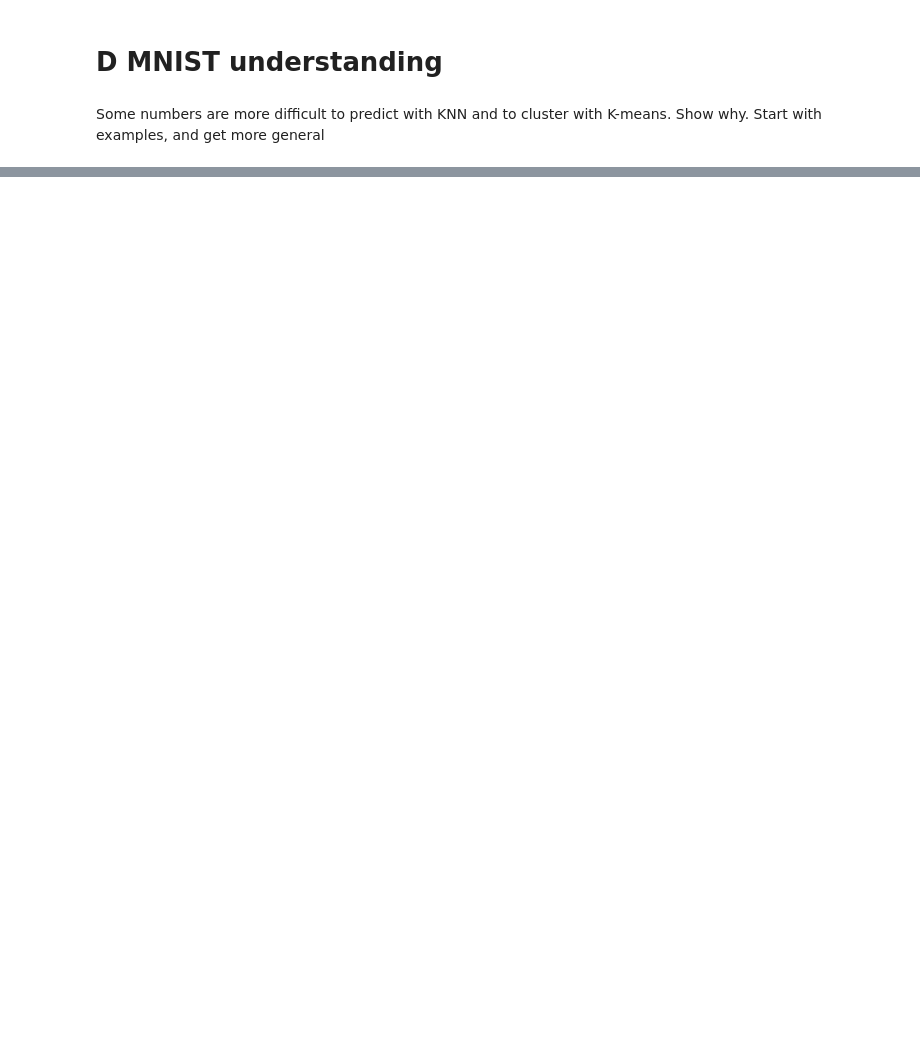
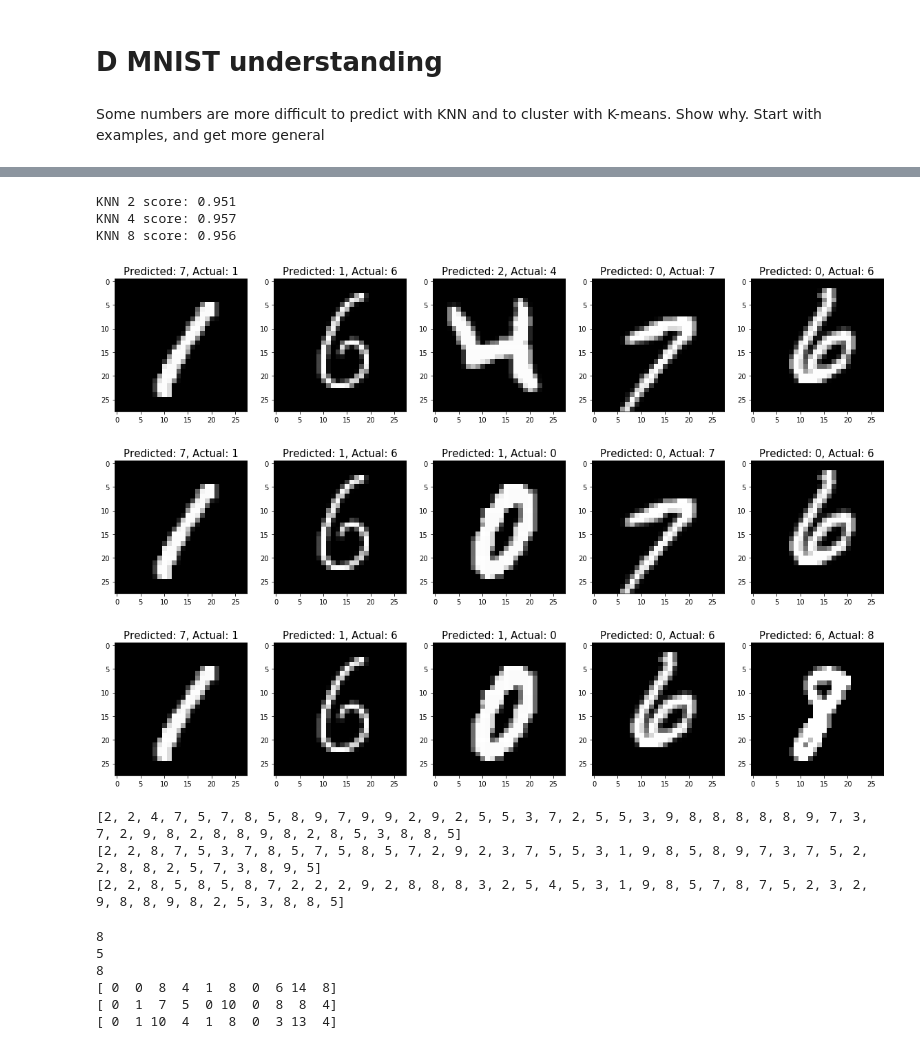
Before and after one commit to LuckyStrike357/atit2_assignment1, a Jupyter notebook: Excersice D.ipynb, the cells around one changed output, grey strips where cells are left out. Cells and saved outputs as stored; diff of their text form; code cells hidden in the pictures; blank space fills up the shorter version.

```diff
--- a/Excersice D.ipynb
+++ b/Excersice D.ipynb
@@ -56,0 +43,9 @@ print(labels[index])
+# %%
+from sklearn.neighbors import KNeighborsClassifier
+knn_2 = KNeighborsClassifier(n_neighbors=2)
+knn_4 = KNeighborsClassifier(n_neighbors=4)
+knn_8 = KNeighborsClassifier(n_neighbors=8)
+# %%
+knn_2.fit(x_train_sample, np.ravel(y_train_sample))
+knn_4.fit(x_train_sample, np.ravel(y_train_sample))
+knn_8.fit(x_train_sample, np.ravel(y_train_sample))
@@ -56,0 +56,5 @@ print(labels[index])
+# %%
+# Predict the results
+knn_2_predictions = knn_2.predict(x_test_sample)
+knn_4_predictions = knn_4.predict(x_test_sample)
+knn_8_predictions = knn_8.predict(x_test_sample)
@@ -56,0 +84,22 @@ print(labels[index])
+# %%
+# The score method uses the f1_score to calculate
+knn_2_score = knn_2.score(x_test_sample, y_test_sample)
+knn_4_score = knn_4.score(x_test_sample, y_test_sample)
+knn_8_score = knn_8.score(x_test_sample, y_test_sample)
+print("KNN 2 score: {}".format(knn_2_score))
+print("KNN 4 score: {}".format(knn_4_score))
+print("KNN 8 score: {}".format(knn_8_score))
+# %% [output]
+KNN 2 score: 0.951
+KNN 4 score: 0.957
+KNN 8 score: 0.956
+# %%
+# Get those pictures that were misclassified
+def get_misclassified_pictures(predictions):
+    index = 0
+    misclassifiedIndexes = []
+    for label, predict in zip(y_test_sample, predictions):
+        if label != predict:
+            misclassifiedIndexes.append(index)
+        index +=1
+    return misclassifiedIndexes
@@ -56,0 +116,44 @@ print(labels[index])
+# %%
+def show_misclassified_pictures(predictions, misclassifiedIndexes):
+    #print (misclassifiedIndexes)
+    plt.figure(figsize=(20,4))
+    for plotIndex, badIndex in enumerate(misclassifiedIndexes[0:5]):
+        plt.subplot(1, 5, plotIndex + 1)
+        plt.imshow(np.reshape(X_train[badIndex], (28,28)), cmap=plt.cm.gray)
+        plt.title('Predicted: {}, Actual: {}'.format(predictions[badIndex], Y_train[badIndex]), fontsize = 15)
+
+
+knn_2_indexes = get_misclassified_pictures(knn_2_predictions)
+knn_4_indexes = get_misclassified_pictures(knn_4_predictions)
+knn_8_indexes = get_misclassified_pictures(knn_8_predictions)
+
+show_misclassified_pictures(knn_2_predictions, knn_2_indexes)
+show_misclassified_pictures(knn_4_predictions, knn_4_indexes)
+show_misclassified_pictures(knn_8_predictions, knn_8_indexes)
+# %% [output]
+[figure, added]
+[figure, added]
+[figure, added]
+# %%
+print(get_misclassified_label(knn_2_predictions))
+print(get_misclassified_label(knn_4_predictions))
+print(get_misclassified_label(knn_8_predictions))
+# %% [output]
+[2, 2, 4, 7, 5, 7, 8, 5, 8, 9, 7, 9, 9, 2, 9, 2, 5, 5, 3, 7, 2, 5, 5, 3, 9, 8, 8, 8, 8, 8, 9, 7, 3, 7, 2, 9, 8, 2, 8, 8, 9, 8, 2, 8, 5, 3, 8, 8, 5]
+[2, 2, 8, 7, 5, 3, 7, 8, 5, 7, 5, 8, 5, 7, 2, 9, 2, 3, 7, 5, 5, 3, 1, 9, 8, 5, 8, 9, 7, 3, 7, 5, 2, 2, 8, 8, 2, 5, 7, 3, 8, 9, 5]
+[2, 2, 8, 5, 8, 5, 8, 7, 2, 2, 2, 9, 2, 8, 8, 8, 3, 2, 5, 4, 5, 3, 1, 9, 8, 5, 7, 8, 7, 5, 2, 3, 2, 9, 8, 8, 9, 8, 2, 5, 3, 8, 8, 5]
+# %%
+print(np.argmax(np.bincount(get_misclassified_label(knn_2_predictions))))
+print(np.argmax(np.bincount(get_misclassified_label(knn_4_predictions))))
+print(np.argmax(np.bincount(get_misclassified_label(knn_8_predictions))))
+print(np.bincount(get_misclassified_label(knn_2_predictions)))
+print(np.bincount(get_misclassified_label(knn_4_predictions)))
+print(np.bincount(get_misclassified_label(knn_8_predictions)))
+#print(sum(np.bincount(get_misclassified_label(knn_2_predictions)),np.bincount(get_misclassified_label(knn_4_predictions))))
+# %% [output]
+8
+5
+8
+[ 0  0  8  4  1  8  0  6 14  8]
+[ 0  1  7  5  0 10  0  8  8  4]
+[ 0  1 10  4  1  8  0  3 13  4]
```
Also changed, not shown: parts of 13 cells of this notebook, 2 other files.
